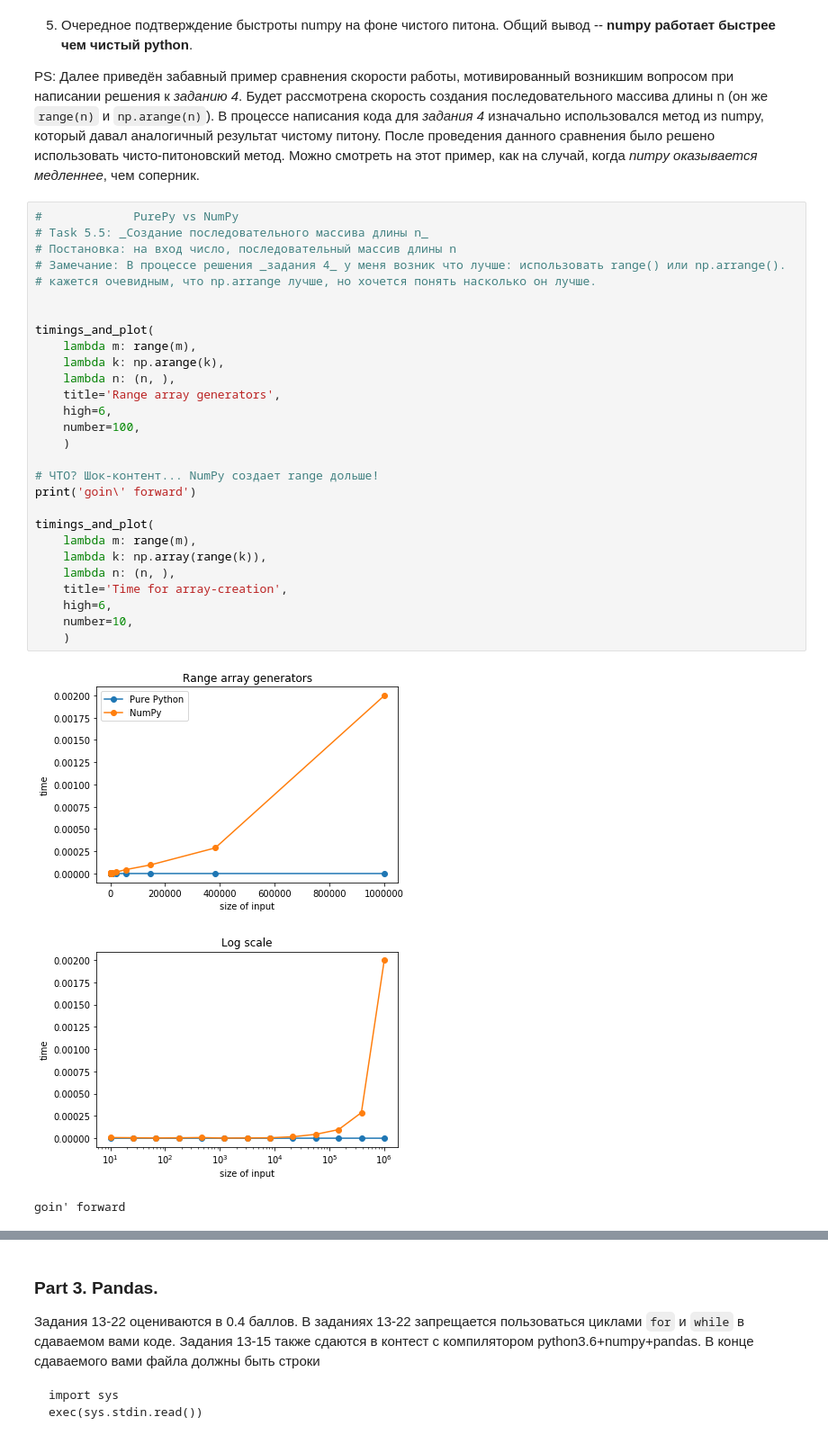
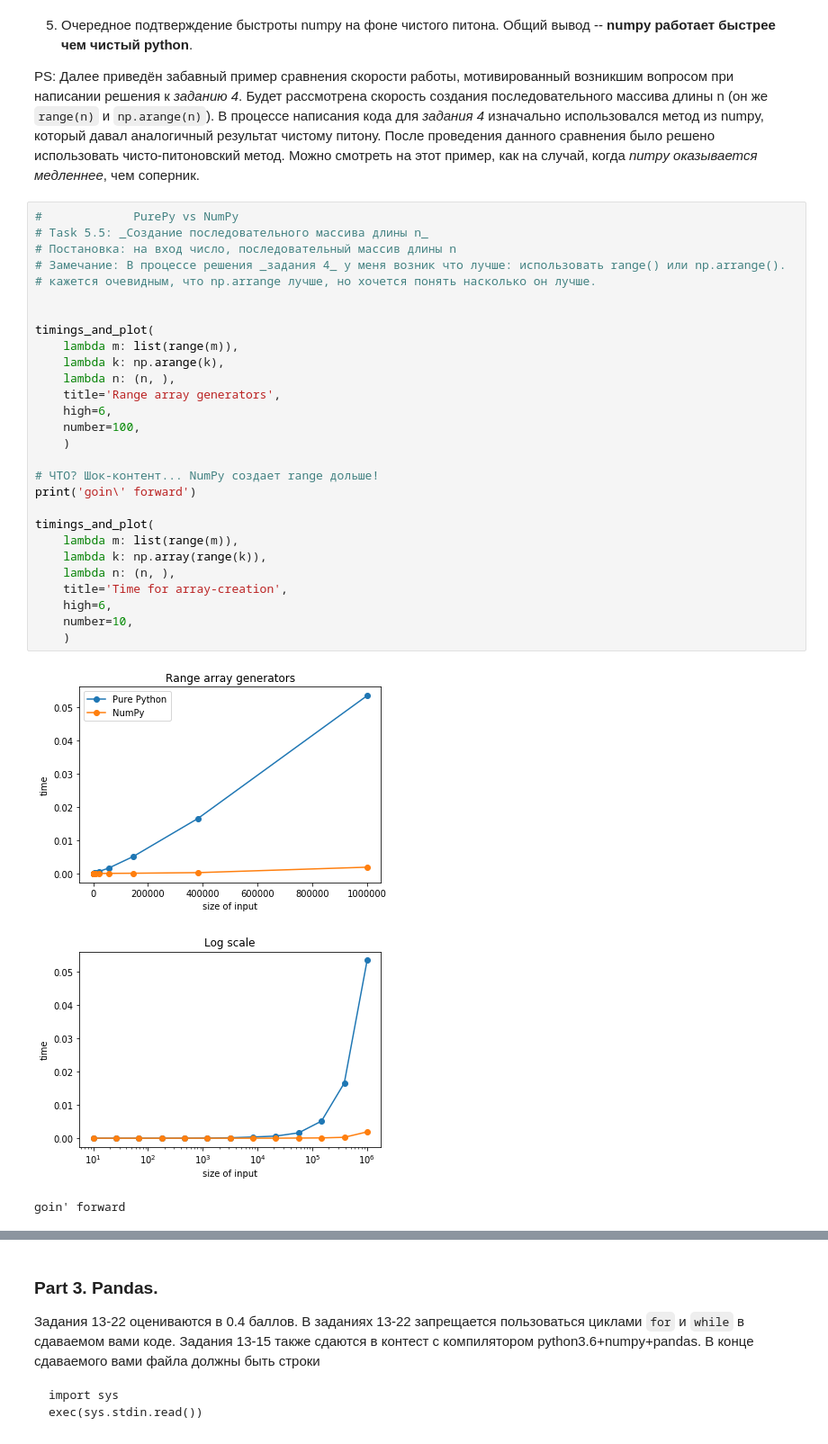
Before and after one commit to GorillazZz1/ml-course-hse-2020, a Jupyter notebook: hw1.ipynb, the cells around one changed output, grey strips where cells are left out. Shown: that part at 90% size. Saved outputs shown, nothing was run; the diff lists cells and outputs as text.

```diff
--- a/hw1.ipynb
+++ b/hw1.ipynb
@@ -489,32 +495,32 @@ PS: Далее приведён забавный пример сравнения
 # %%
 #             PurePy vs NumPy
 # Task 5.5: _Создание последовательного массива длины n_
 # Постановка: на вход число, последовательный массив длины n
 # Замечание: В процессе решения _задания 4_ у меня возник что лучше: использовать range() или np.arrange().
 # кажется очевидным, что np.arrange лучше, но хочется понять насколько он лучше.
 
 
 timings_and_plot(
-    lambda m: range(m),
+    lambda m: list(range(m)),
     lambda k: np.arange(k),
     lambda n: (n, ),
     title='Range array generators',
     high=6,
     number=100,
     )
 
 # ЧТО? Шок-контент... NumPy создает range дольше!
 print('goin\' forward')
 
 timings_and_plot(
-    lambda m: range(m),
+    lambda m: list(range(m)),
     lambda k: np.array(range(k)),
     lambda n: (n, ),
     title='Time for array-creation',
     high=6,
     number=10,
     )
 # %% [output]
-[figure, old version]
+[figure, new version]
-[figure, old version]
+[figure, new version]
 goin' forward
```
Also changed, not shown: parts of 11 cells of this notebook.
